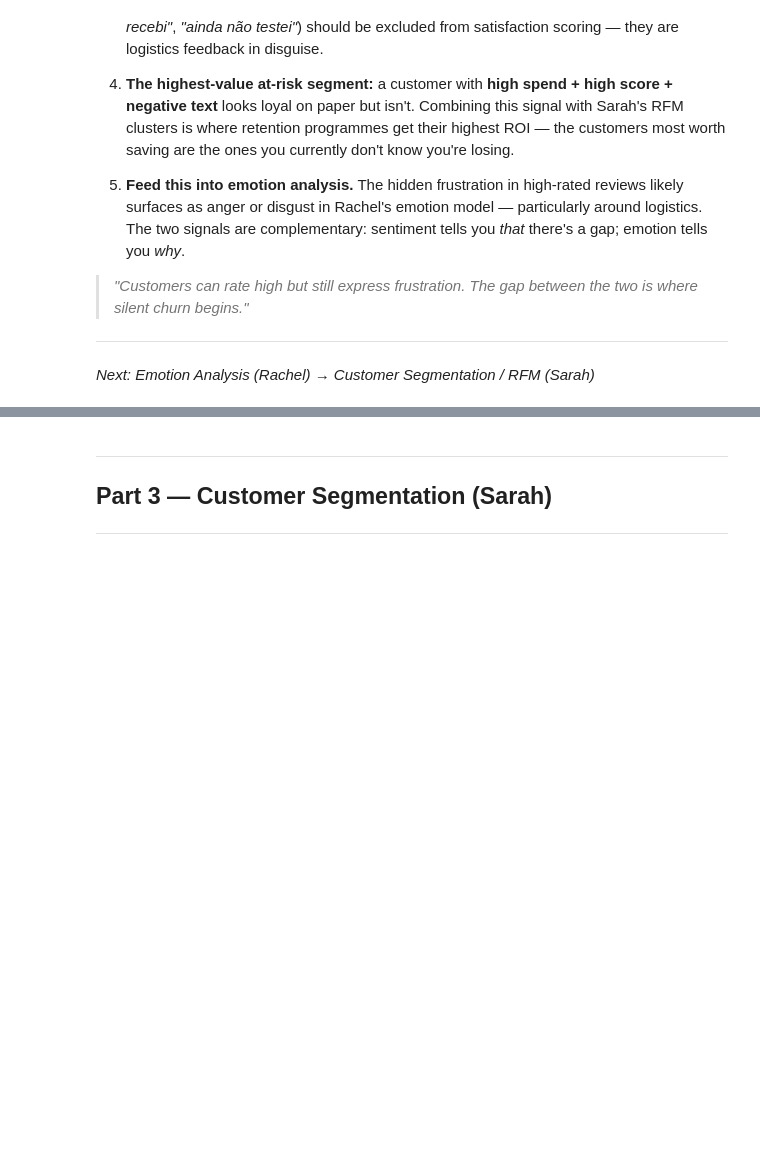
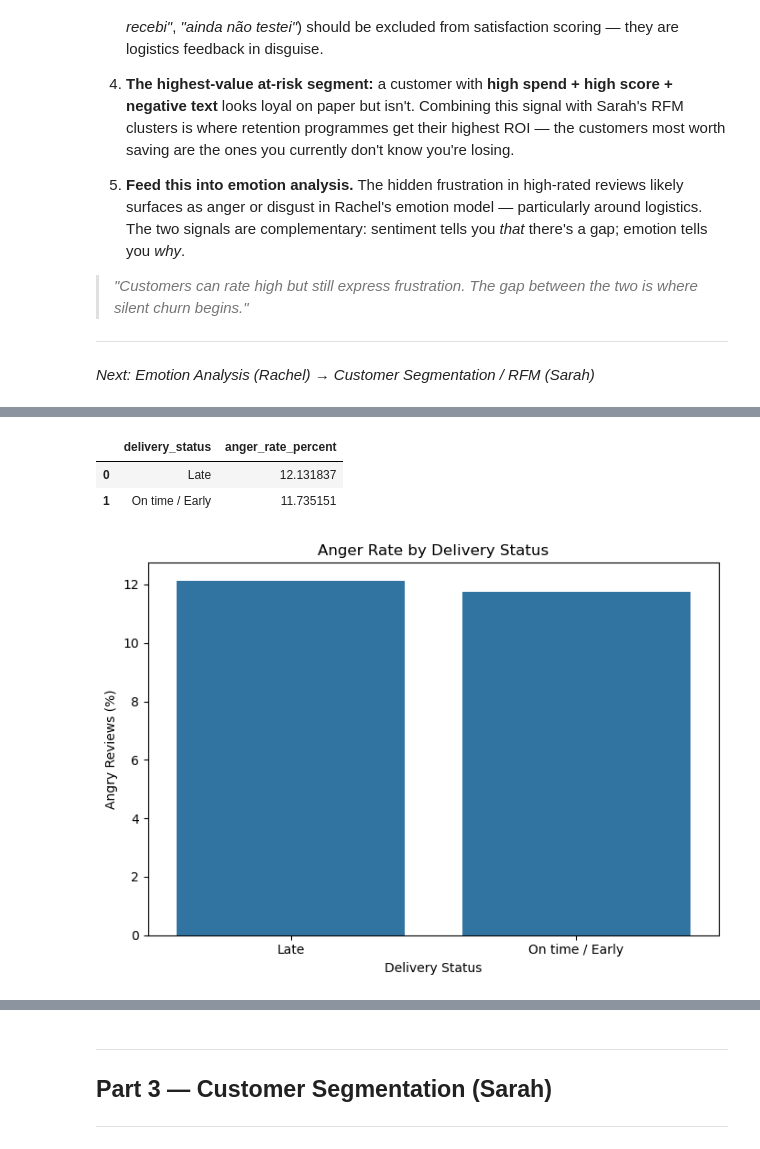
Before and after one commit to rachelv2/ecommerce-nlp-customer-segmentation, a Jupyter notebook: notebooks/04_final_storytelling.ipynb, the cells around one changed output, grey strips where cells are left out. Saved outputs shown, nothing was run; the diff lists cells and outputs as text; code cells hidden in the pictures; blank space fills up the shorter version.

```diff
--- a/notebooks/04_final_storytelling.ipynb
+++ b/notebooks/04_final_storytelling.ipynb
@@ -119,0 +197,35 @@ Customers like *"excelente Profissionalismo"*, *"Ótimo site para comprar muito
+# %%
+emotion_df["delivery_status"] = emotion_df["is_late"].map({
+    True: "Late",
+    False: "On time / Early"
+})
+
+anger_by_delivery = (
+    emotion_df
+    .groupby("delivery_status")["emotion_label"]
+    .apply(lambda x: (x == "anger").mean() * 100)
+    .reset_index(name="anger_rate_percent")
+)
+
+anger_by_delivery
+# %% [output]
+|  | delivery_status | anger_rate_percent |
+| 0 | Late | 12.131837 |
+| 1 | On time / Early | 11.735151 |
+# %%
+plt.figure(figsize=(7, 5))
+
+sns.barplot(
+    data=anger_by_delivery,
+    x="delivery_status",
+    y="anger_rate_percent"
+)
+
+plt.title("Anger Rate by Delivery Status")
+plt.xlabel("Delivery Status")
+plt.ylabel("Angry Reviews (%)")
+
+plt.tight_layout()
+plt.show()
+# %% [output]
+[figure, added]
```
Also changed, not shown: parts of 15 cells of this notebook.
